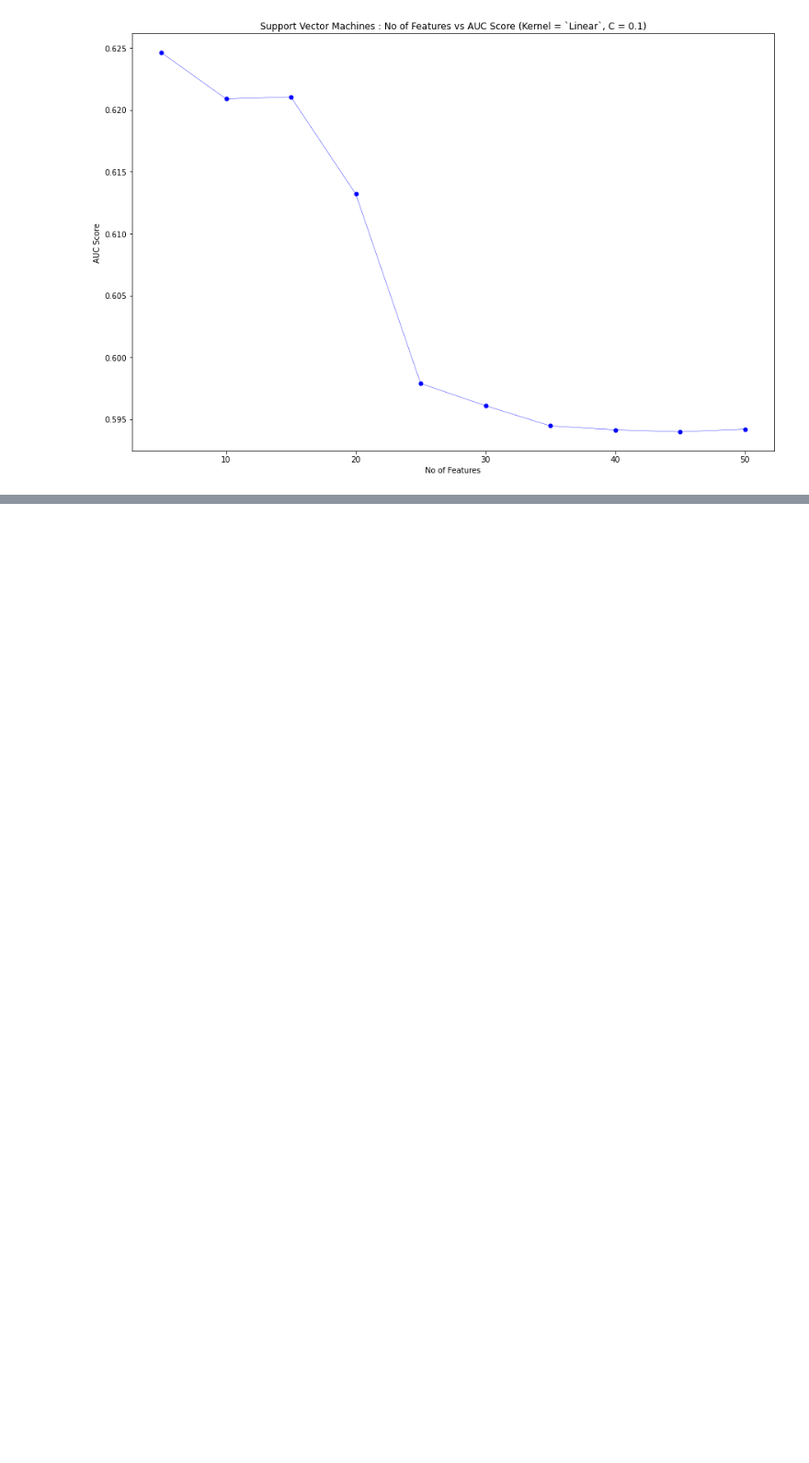
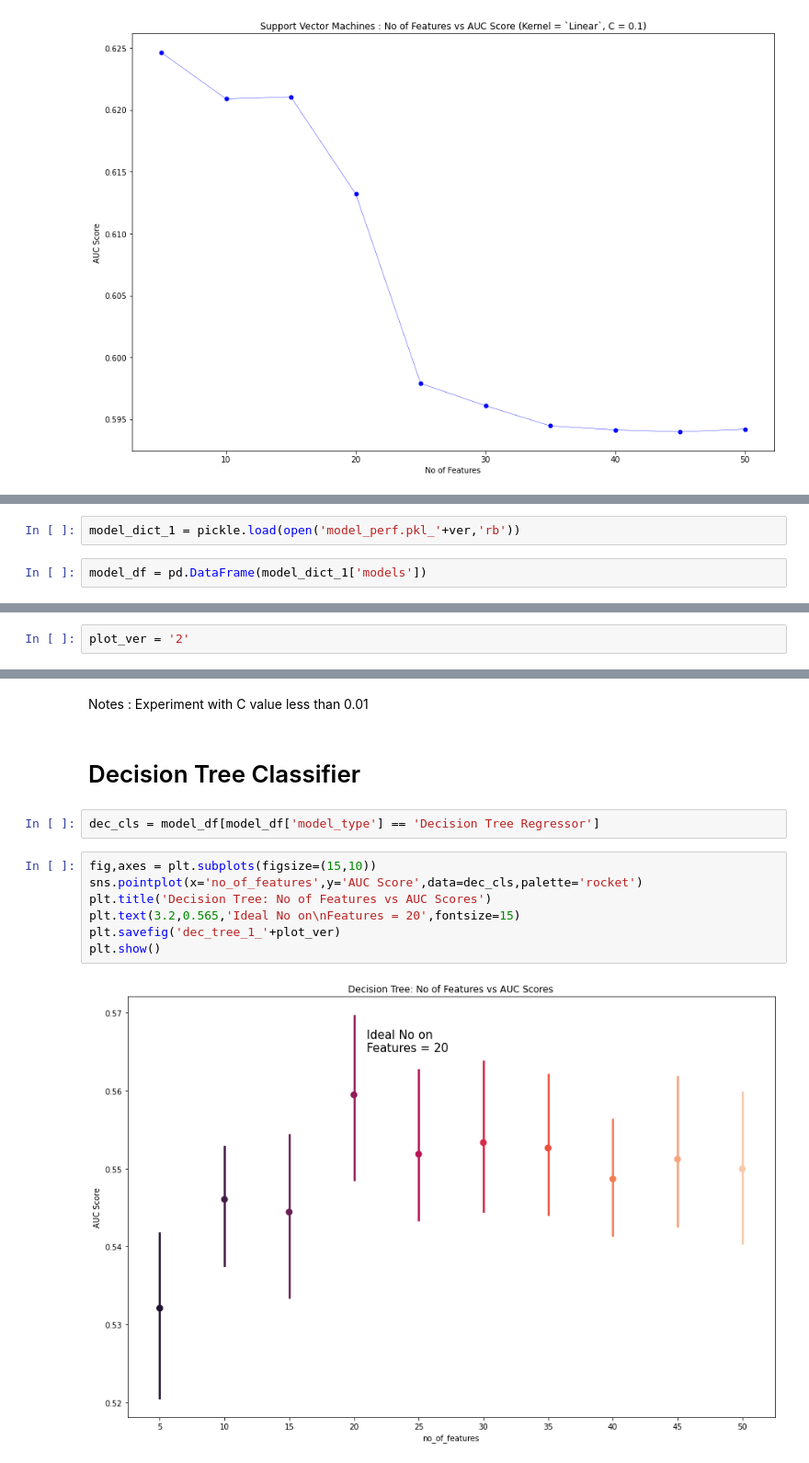
Before and after one commit to sudharsanasai/Option-ITM-Prediction, a Jupyter notebook: AUC Score Analysis.ipynb, the cells around one changed output, grey strips where cells are left out. Shown at 92% size. Saved outputs shown, nothing was run; the diff lists cells and outputs as text; blank space fills up the shorter version.

Commit message:
Images Changed with new hyperparameter strategy

```diff
--- a/AUC Score Analysis.ipynb
+++ b/AUC Score Analysis.ipynb
@@ -225,0 +228,4 @@ plt.show()
+# %%
+model_dict_1 = pickle.load(open('model_perf.pkl_'+ver,'rb'))
+# %%
+model_df = pd.DataFrame(model_dict_1['models'])
@@ -225,0 +234,2 @@ plt.show()
+# %%
+plot_ver = '2'
@@ -225,0 +247,16 @@ plt.show()
+# %% [markdown]
+Notes :
+    Experiment with C value less than 0.01
+# %% [markdown]
+# Decision Tree Classifier
+# %%
+dec_cls = model_df[model_df['model_type'] == 'Decision Tree Regressor']
+# %%
+fig,axes = plt.subplots(figsize=(15,10))
+sns.pointplot(x='no_of_features',y='AUC Score',data=dec_cls,palette='rocket')
+plt.title('Decision Tree: No of Features vs AUC Scores')
+plt.text(3.2,0.565,'Ideal No on\nFeatures = 20',fontsize=15)
+plt.savefig('dec_tree_1_'+plot_ver)
+plt.show()
+# %% [output]
+[figure, added]
```
Also changed, not shown: parts of 25 cells of this notebook, 18 other files.
